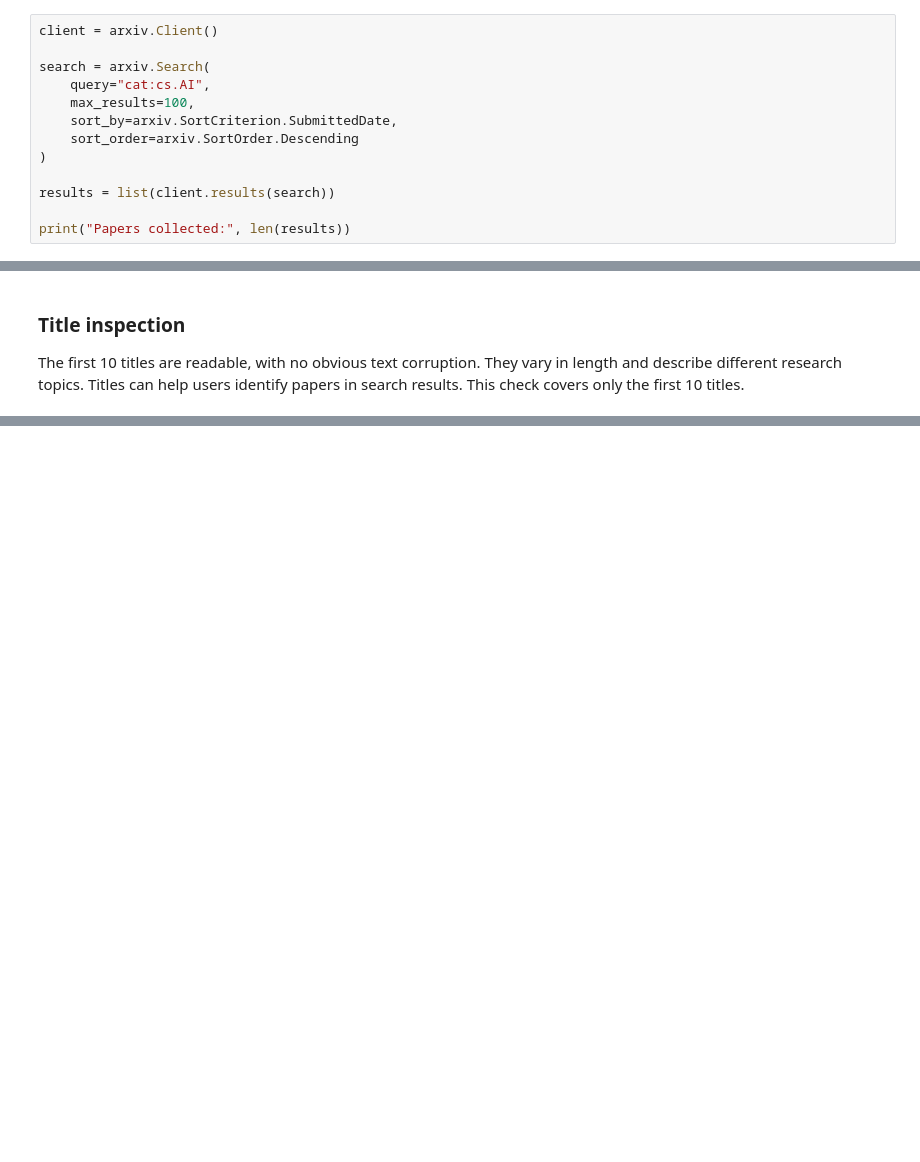
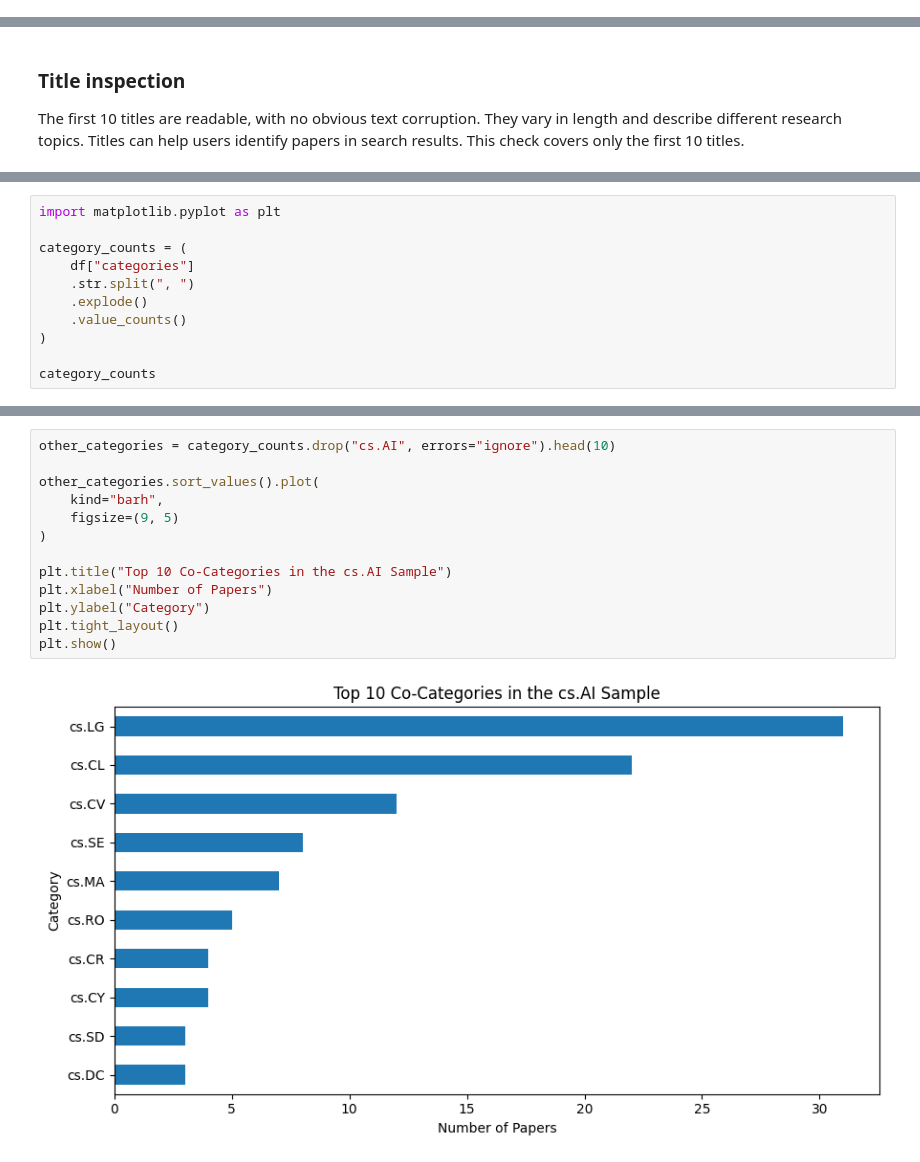
Before and after one commit to Break-Through-Tech/KPMG-1F-ai-research-intelligence-agent-for-business-insight-translation, a Jupyter notebook: notebooks/KPMG_Arxiv_EDA.ipynb, the cells around one changed output, grey strips where cells are left out. Cells and saved outputs as stored; diff of their text form; blank space fills up the shorter version.

```diff
--- a/notebooks/KPMG_Arxiv_EDA.ipynb
+++ b/notebooks/KPMG_Arxiv_EDA.ipynb
@@ -13,16 +13,3 @@ Note: you may need to restart the kernel to use updated packages.
 # %%
 import arxiv
 import pandas as pd
-# %%
-client = arxiv.Client()
-
-search = arxiv.Search(
-    query="cat:cs.AI",
-    max_results=100,
-    sort_by=arxiv.SortCriterion.SubmittedDate,
-    sort_order=arxiv.SortOrder.Descending
-)
-
-results = list(client.results(search))
-
-print("Papers collected:", len(results))
@@ -240,0 +299,11 @@ This check covers only the first 10 titles.
+# %%
+import matplotlib.pyplot as plt
+
+category_counts = (
+    df["categories"]
+    .str.split(", ")
+    .explode()
+    .value_counts()
+)
+
+category_counts
@@ -240,0 +328,15 @@ This check covers only the first 10 titles.
+# %%
+other_categories = category_counts.drop("cs.AI", errors="ignore").head(10)
+
+other_categories.sort_values().plot(
+    kind="barh",
+    figsize=(9, 5)
+)
+
+plt.title("Top 10 Co-Categories in the cs.AI Sample")
+plt.xlabel("Number of Papers")
+plt.ylabel("Category")
+plt.tight_layout()
+plt.show()
+# %% [output]
+[figure, added]
```
Also changed, not shown: parts of 40 cells of this notebook, 1 other file.
